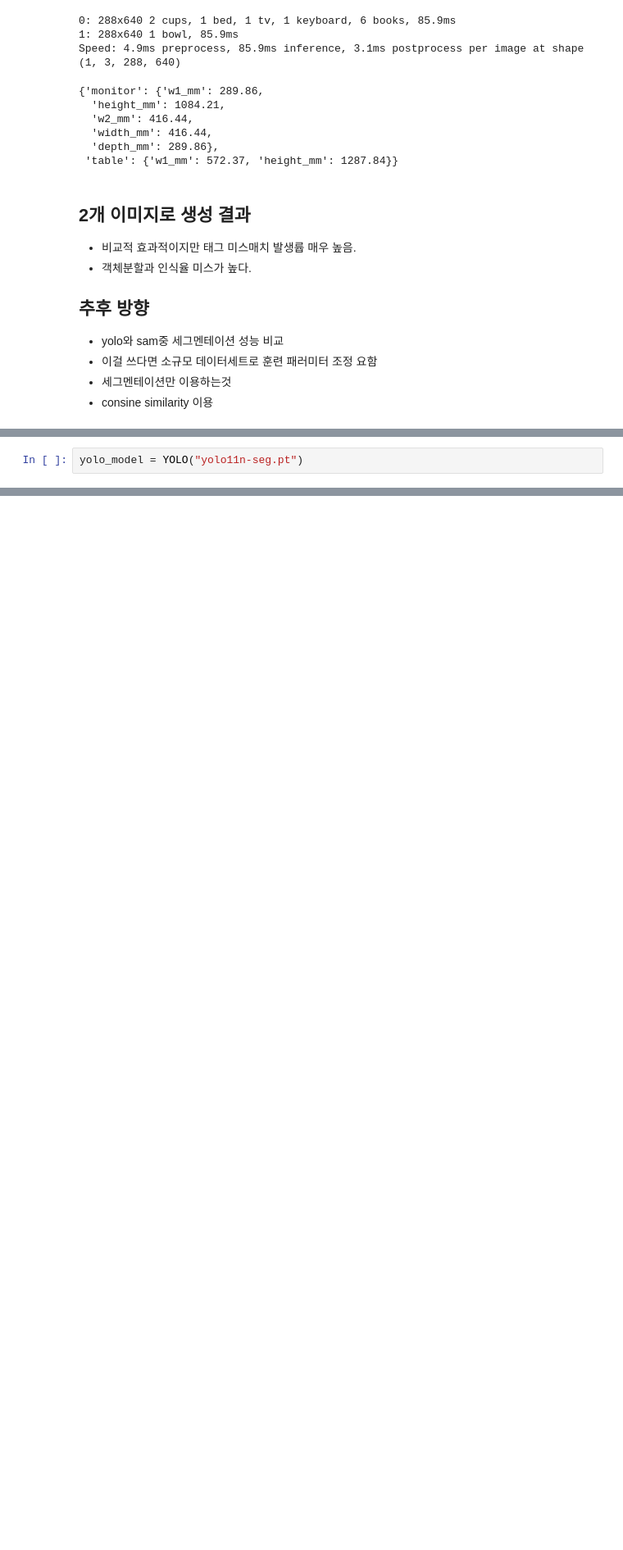
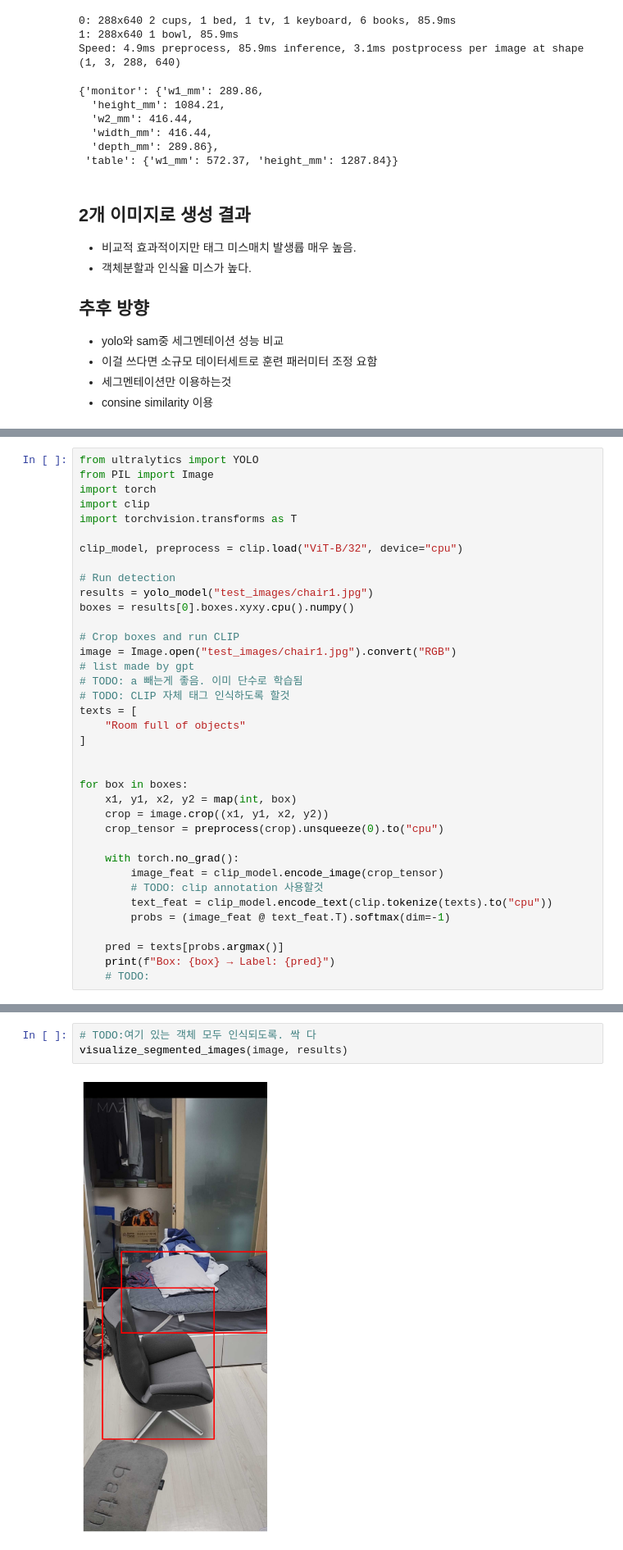
Before and after one commit to 2025-team-k-techeer/imgdsm_techeer_team_K, a Jupyter notebook: image_measurements.ipynb, the cells around one changed output, grey strips where cells are left out. Shown at 82% size. Cells and saved outputs as stored; diff of their text form; blank space fills up the shorter version.

```diff
--- a/image_measurements.ipynb
+++ b/image_measurements.ipynb
@@ -335,2 +328,0 @@ Speed: 4.9ms preprocess, 85.9ms inference, 3.1ms postprocess per image at shape
-# %%
-yolo_model = YOLO("yolo11n-seg.pt")
@@ -471,0 +349,37 @@ pprint(dimensions)
+# %%
+from ultralytics import YOLO
+from PIL import Image
+import torch
+import clip
+import torchvision.transforms as T
+
+clip_model, preprocess = clip.load("ViT-B/32", device="cpu")
+
+# Run detection
+results = yolo_model("test_images/chair1.jpg")
+boxes = results[0].boxes.xyxy.cpu().numpy()
+
+# Crop boxes and run CLIP
+image = Image.open("test_images/chair1.jpg").convert("RGB")
+# list made by gpt
+# TODO: a 빼는게 좋음. 이미 단수로 학습됨
+# TODO: CLIP 자체 태그 인식하도록 할것
+texts = [
+    "Room full of objects"
+]
+
+
+for box in boxes:
+    x1, y1, x2, y2 = map(int, box)
+    crop = image.crop((x1, y1, x2, y2))
+    crop_tensor = preprocess(crop).unsqueeze(0).to("cpu")
+
+    with torch.no_grad():
+        image_feat = clip_model.encode_image(crop_tensor)
+        # TODO: clip annotation 사용할것
+        text_feat = clip_model.encode_text(clip.tokenize(texts).to("cpu"))
+        probs = (image_feat @ text_feat.T).softmax(dim=-1)
+
+    pred = texts[probs.argmax()]
+    print(f"Box: {box} → Label: {pred}")
+    # TODO:
@@ -471,0 +391,5 @@ pprint(dimensions)
+# %%
+# TODO:여기 있는 객체 모두 인식되도록. 싹 다
+visualize_segmented_images(image, results)
+# %% [output]
+[figure, added]
```
Also changed, not shown: parts of 17 cells of this notebook.
